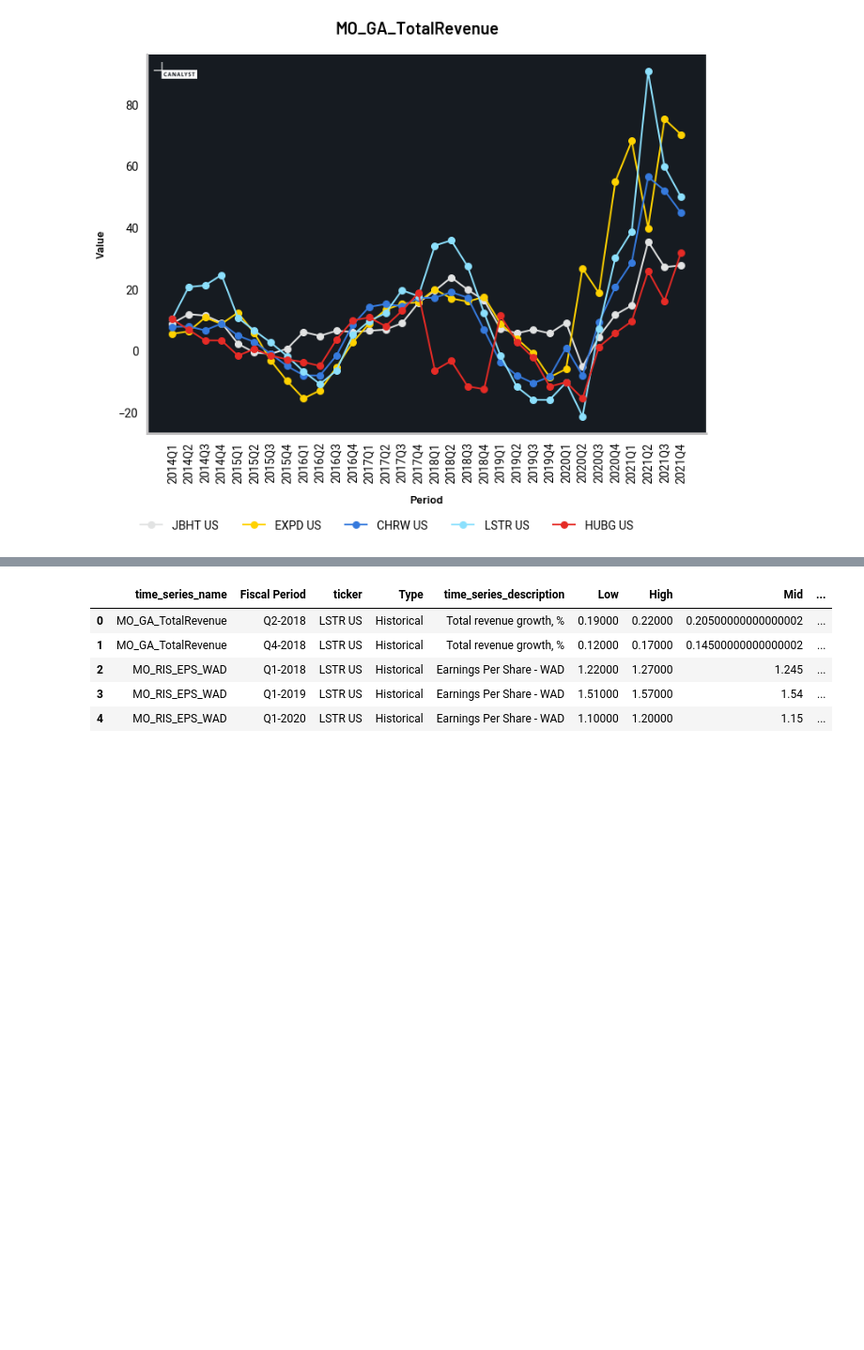
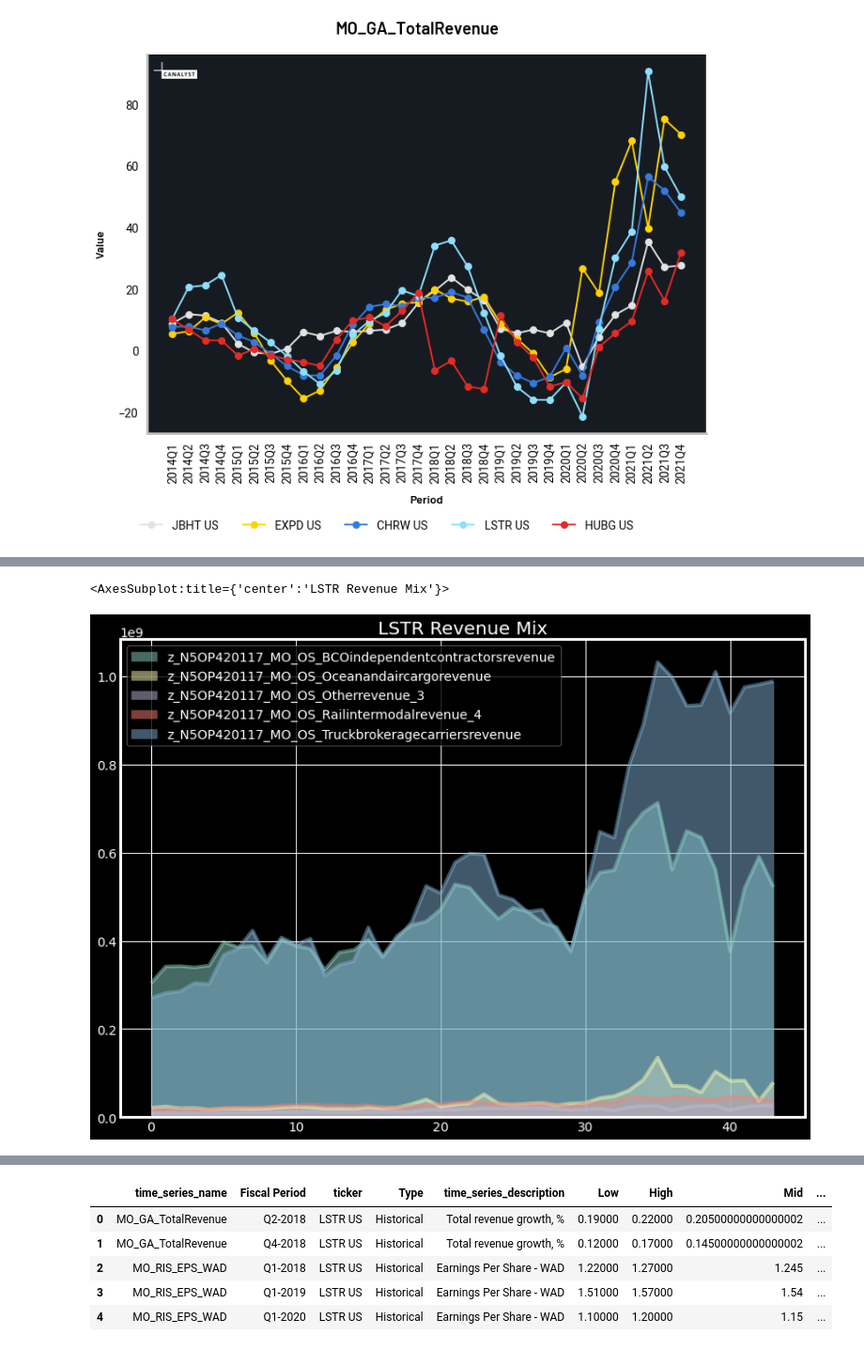
Before and after one commit to canalyst-candas/canalyst-candas, a Jupyter notebook: blog_posts/air_freight_and_logistics/Air Freight and Logistics 2.ipynb, the cells around one changed output, grey strips where cells are left out. Shown at 94% size. Drawn from its saved outputs; the diff is of its cells as text; code cells hidden in the pictures; blank space fills up the shorter version.

Commit message:
logistics 2 update

```diff
--- a/blog_posts/air_freight_and_logistics/Air Freight and Logistics 2.ipynb
+++ b/blog_posts/air_freight_and_logistics/Air Freight and Logistics 2.ipynb
@@ -278,0 +276,6 @@ logistics_modelset.plot_time_series(logistics_carriers,'MO_GA_TotalRevenue',
+# %%
+modelmap = logistics_modelset.create_model_map(ticker='LSTR US',
+                                    time_series_name="MO_RIS_REV",
+                                    col_for_labels = "time_series_description",
+                                    notebook=True)
+modelmap.show()
@@ -278,0 +287,6 @@ logistics_modelset.plot_time_series(logistics_carriers,'MO_GA_TotalRevenue',
+# %%
+#credit David Braverman of System2 for this idea
+node_df = modelmap.create_node_df()
+node_df["nodes_at_level"] = node_df.groupby("distance_to_root")["time_series_name"].transform("count")
+ts_segments = node_df[node_df["distance_to_root"] == 3]["time_series_name"].to_list()
+ts_segments
@@ -279 +302,14 @@ logistics_modelset.plot_time_series(logistics_carriers,'MO_GA_TotalRevenue',
+# %%
+df_hubg = logistics_modelset.model_frame(ticker='LSTR US',
+                                period_duration_type='fiscal_quarter',
+                               time_series_name=ts_segments)
+df_hubg
+df_hubg = cd.unstack_dataframe(df_hubg,period_type='period_name_sorted').dropna()
+import matplotlib
+import matplotlib.pyplot as plt
+plt.style.use('dark_background')
+df_hubg.plot(kind='area', stacked=False,title="LSTR Revenue Mix")
+# %% [output]
+<AxesSubplot:title={'center':'LSTR Revenue Mix'}>
+[figure, added]
 # %% [markdown]
```
Also changed, not shown: parts of 19 cells of this notebook, 1 other file.
